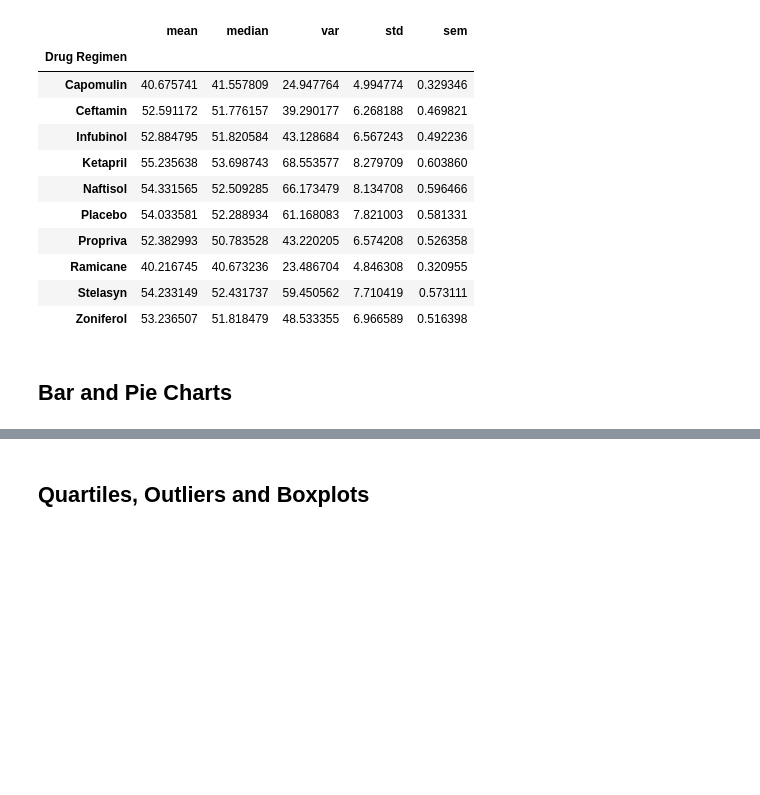
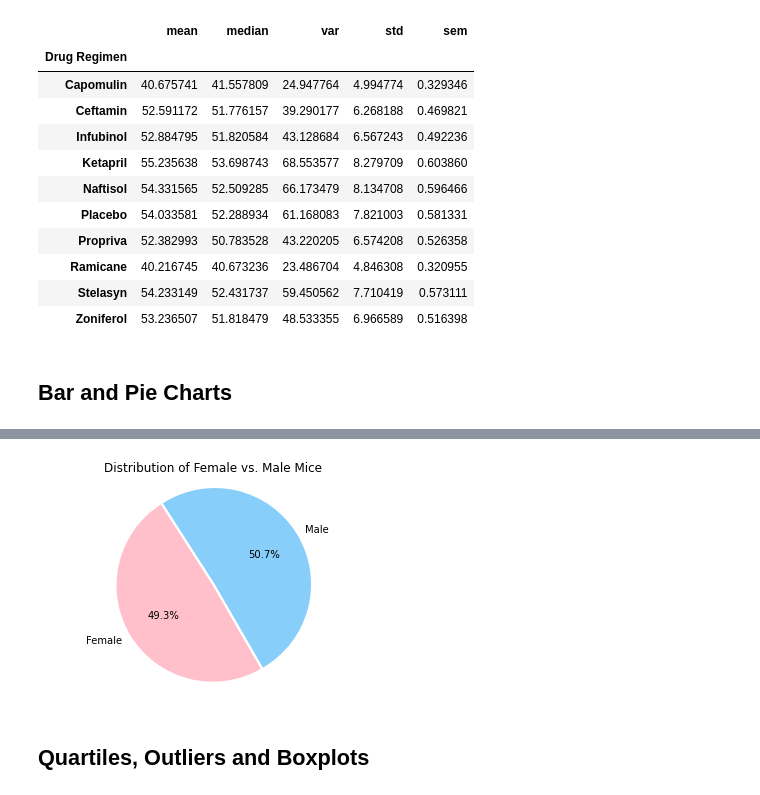
Before and after one commit to NHoyer95/matplotlib-challenge, a Jupyter notebook: Pymaceuticals/main.ipynb, the cells around one changed output, grey strips where cells are left out. Saved outputs shown, nothing was run; the diff lists cells and outputs as text; code cells hidden in the pictures; blank space fills up the shorter version.

```diff
--- a/Pymaceuticals/main.ipynb
+++ b/Pymaceuticals/main.ipynb
@@ -141,3 +168,16 @@ mouse_data.groupby("Drug Regimen")["Tumor Volume (mm3)"].agg(["mean", "median",
+# %%
+# Generate a pie plot showing the distribution of female versus male mice using pyplot
+gender_mice = mouse_data['Sex'].value_counts()
+labels= mouse_data['Sex'].unique()
+colors= ['lightskyblue', 'pink']
+explode= [.025, 0]
+
+plt.pie(gender_mice, explode=explode, labels=labels, colors=colors, autopct="%1.1f%%", startangle=-60)
+plt.axis('equal')
+plt.title("Distribution of Female vs. Male Mice")
+plt.show()
+# %% [output]
+[figure, added]
 # %% [markdown]
 ## Quartiles, Outliers and Boxplots
 # %%
```
Also changed, not shown: parts of 12 cells of this notebook.
